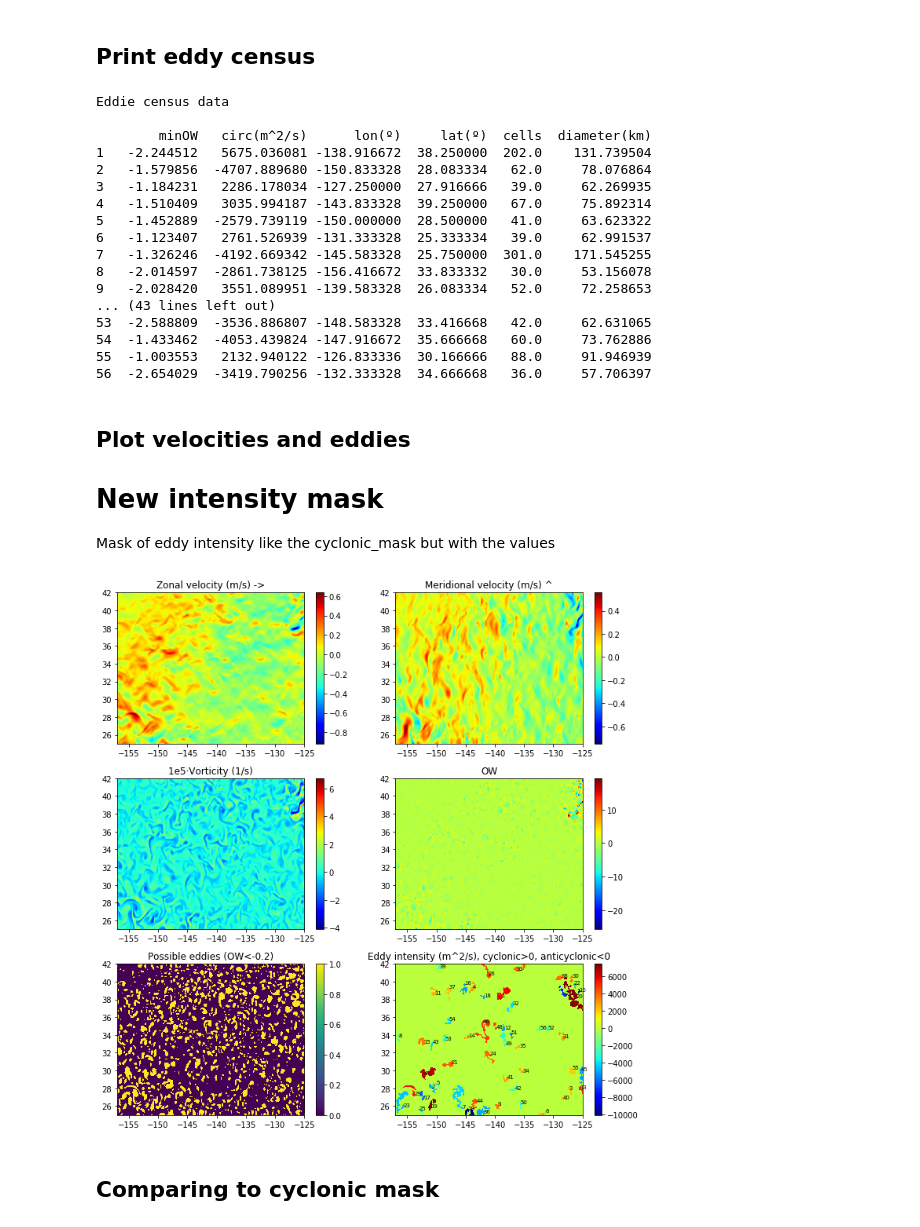
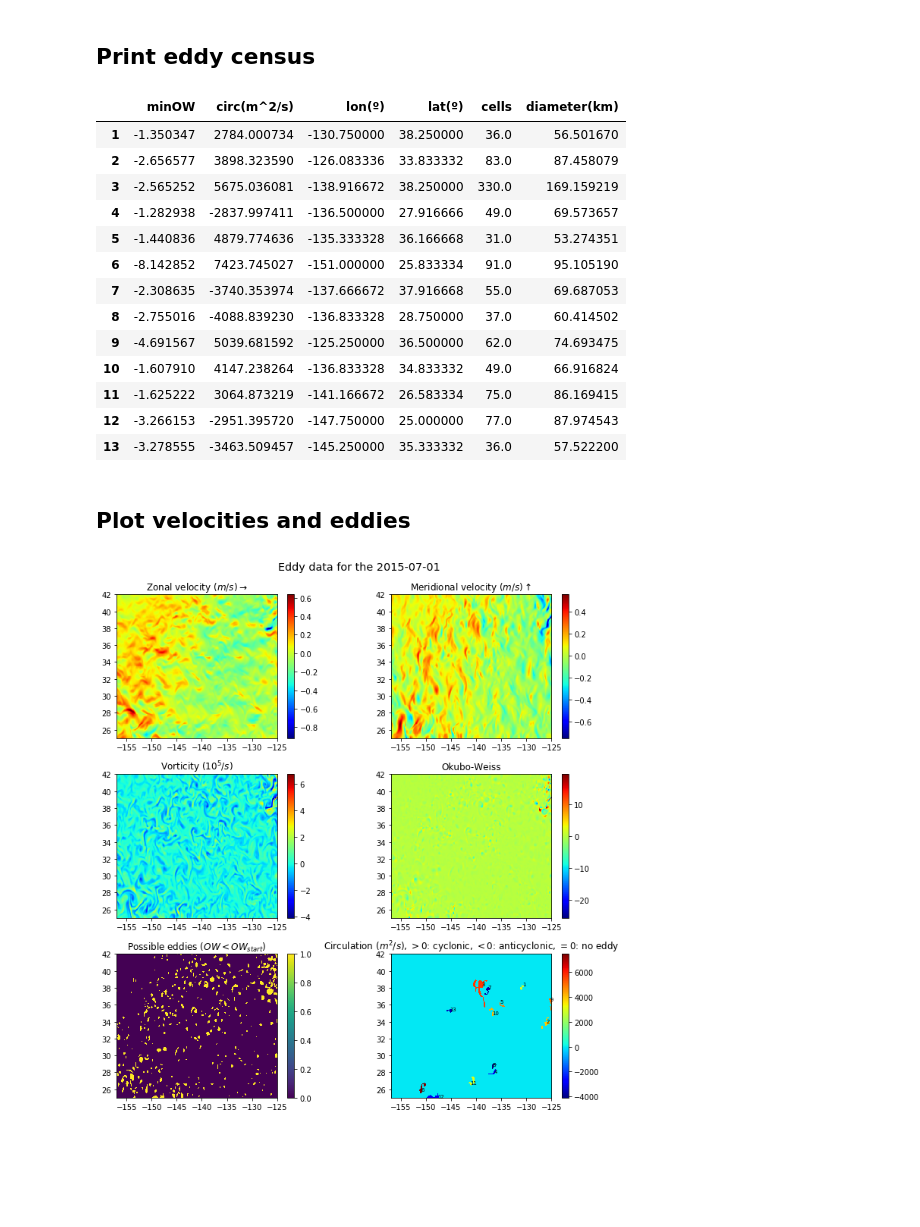
Before and after one commit to JASaa/eddies-R2, a Jupyter notebook: eddy_function_test.ipynb, the cells around one changed output. Cells and saved outputs as stored; diff of their text form; code cells hidden in the pictures; blank space fills up the shorter version.

```diff
--- a/eddy_function_test.ipynb
+++ b/eddy_function_test.ipynb
@@ -8,57 +8,62 @@
 # %% [markdown]
 ## Load data and import functions
 # %%
-from eddies import eddy_detection,print_eddies,plot_eddies,local_peaks,local_minima3D,find_local_mins
+from eddies import load_netcdf4,eddy_detection,dataframe_eddies,plot_eddies,julianh2gregorian
 
 #name of the netCDF data file
 filename = 'Lebreton_2015.nc'
+
+# load data
+(f,lon,lat,depth,uvel,vvel,t) =  load_netcdf4(filename)
+
 # Confidence level, usually 90%
 R2_criterion = 0.9
+
 # OW value at which to begin the evaluation of R2
 OW_start = -1.0
+
 # Number of local minima to evaluate using R2 method.
 # Set low (like 20) to see a few R2 eddies quickly.
 # Set high (like 1e5) to find all eddies in domain.
-max_evaluation_points = 100
+max_evaluation_points = 20 #set to 2000 to capture avery minima, there should be around 1800
+
 # Minimum number of cells required to be identified as an eddie.
-min_eddie_cells = 9
+min_eddie_cells = 3 # set to 3 to be coherent with the use of the R2 method, 3 points seems like a reasonable minimun for a correlation
+
 # z-level to plot.  Usually set to 0 for the surface.
 k_plot = 0
 # %% [markdown]
 ## Run R2 algorithm
 # %%
 %%capture
-lon,lat,uvel,vvel,vorticity,OW,OW_eddies,eddie_census,nEddies,cyclonic_mask,intensity_mask = eddy_detection(filename,R2_criterion,OW_start,max_evaluation_points,min_eddie_cells)
+day = 0
+lon,lat,uvel,vvel,vorticity,OW,OW_eddies,eddie_census,nEddies,circulation_mask = eddy_detection(lon,lat,depth,uvel,vvel,day,R2_criterion,OW_start,max_evaluation_points,min_eddie_cells)
 # %% [markdown]
 ## Print eddy census
 # %%
-print_eddies(eddie_census,nEddies)
+dataframe_eddie_census = dataframe_eddies(eddie_census,nEddies)
+
+dataframe_eddie_census
 # %% [output]
-Eddie census data
-
-        minOW   circ(m^2/s)      lon(º)     lat(º)  cells  diameter(km)
-1   -2.244512   5675.036081 -138.916672  38.250000  202.0    131.739504
-2   -1.579856  -4707.889680 -150.833328  28.083334   62.0     78.076864
-3   -1.184231   2286.178034 -127.250000  27.916666   39.0     62.269935
-4   -1.510409   3035.994187 -143.833328  39.250000   67.0     75.892314
-5   -1.452889  -2579.739119 -150.000000  28.500000   41.0     63.623322
-6   -1.123407   2761.526939 -131.333328  25.333334   39.0     62.991537
-7   -1.326246  -4192.669342 -145.583328  25.750000  301.0    171.545255
-8   -2.014597  -2861.738125 -156.416672  33.833332   30.0     53.156078
-9   -2.028420   3551.089951 -139.583328  26.083334   52.0     72.258653
-... (43 lines left out)
-53  -2.588809  -3536.886807 -148.583328  33.416668   42.0     62.631065
-54  -1.433462  -4053.439824 -147.916672  35.666668   60.0     73.762886
-55  -1.003553   2132.940122 -126.833336  30.166666   88.0     91.946939
-56  -2.654029  -3419.790256 -132.333328  34.666668   36.0     57.706397
+|  | minOW | circ(m^2/s) | lon(º) | lat(º) | cells | diameter(km) |
+| 1 | -1.350347 | 2784.000734 | -130.750000 | 38.250000 | 36.0 | 56.501670 |
+| 2 | -2.656577 | 3898.323590 | -126.083336 | 33.833332 | 83.0 | 87.458079 |
+| 3 | -2.565252 | 5675.036081 | -138.916672 | 38.250000 | 330.0 | 169.159219 |
+| 4 | -1.282938 | -2837.997411 | -136.500000 | 27.916666 | 49.0 | 69.573657 |
+| 5 | -1.440836 | 4879.774636 | -135.333328 | 36.166668 | 31.0 | 53.274351 |
+| 6 | -8.142852 | 7423.745027 | -151.000000 | 25.833334 | 91.0 | 95.105190 |
+| 7 | -2.308635 | -3740.353974 | -137.666672 | 37.916668 | 55.0 | 69.687053 |
+| 8 | -2.755016 | -4088.839230 | -136.833328 | 28.750000 | 37.0 | 60.414502 |
+| 9 | -4.691567 | 5039.681592 | -125.250000 | 36.500000 | 62.0 | 74.693475 |
+| 10 | -1.607910 | 4147.238264 | -136.833328 | 34.833332 | 49.0 | 66.916824 |
+| 11 | -1.625222 | 3064.873219 | -141.166672 | 26.583334 | 75.0 | 86.169415 |
+| 12 | -3.266153 | -2951.395720 | -147.750000 | 25.000000 | 77.0 | 87.974543 |
+| 13 | -3.278555 | -3463.509457 | -145.250000 | 35.333332 | 36.0 | 57.522200 |
-# %% [markdown]
-## Plot velocities and eddies
-# New intensity mask
-Mask of eddy intensity like the cyclonic_mask but with the values
+# %% [markdown]
+## Plot velocities and eddies
 # %%
 %matplotlib inline
-plot_eddies(lon,lat,uvel,vvel,vorticity,OW,OW_eddies,eddie_census,nEddies,intensity_mask,k_plot)
+
+plt = plot_eddies(t[0],lon,lat,uvel,vvel,vorticity,OW,OW_eddies,eddie_census,nEddies,circulation_mask,k_plot)
 # %% [output]
-[figure, old version]
+[figure, new version]
-# %% [markdown]
-## Comparing to cyclonic mask
```
Also changed, not shown: parts of 1 cell of this notebook, 3 other files.
